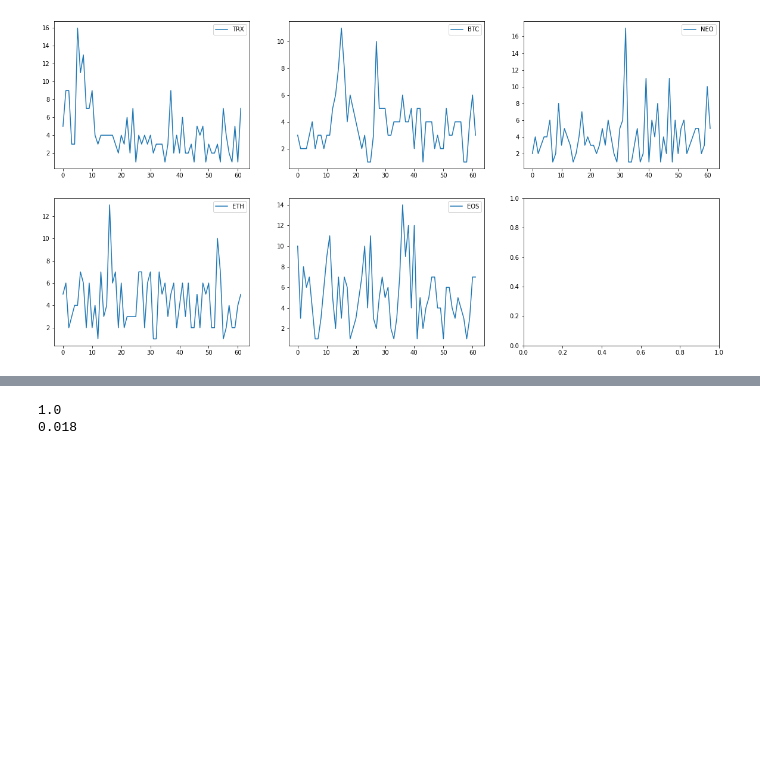
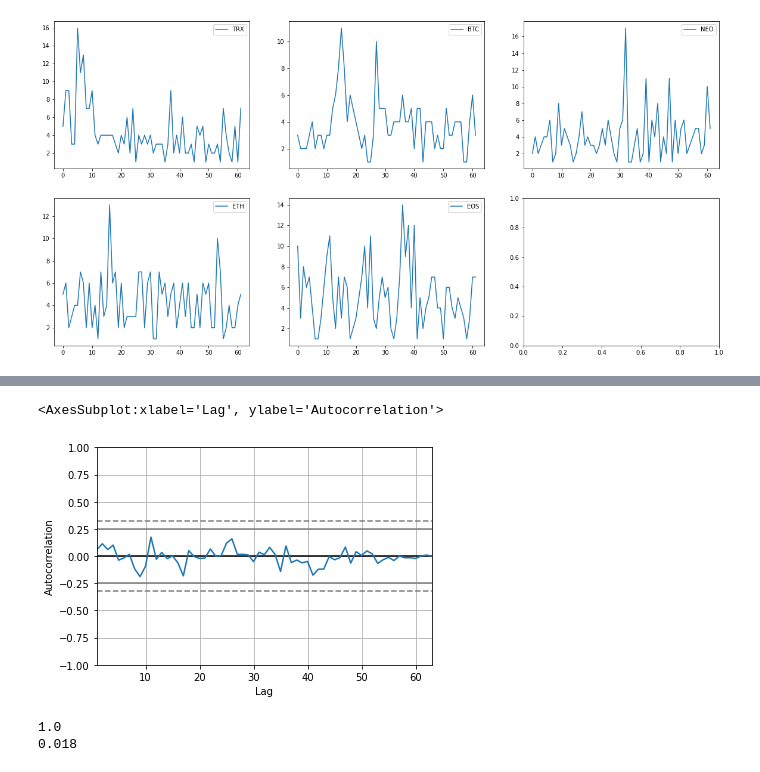
Before and after one commit to codingFerryman/crypto_market_hierarchy_structure, a Jupyter notebook: src/30m_MST_per_day.ipynb, the cells around one changed output, grey strips where cells are left out. Drawn from its saved outputs; the diff is of its cells as text; code cells hidden in the pictures; blank space fills up the shorter version.

```diff
--- a/src/30m_MST_per_day.ipynb
+++ b/src/30m_MST_per_day.ipynb
@@ -287,3 +289,8 @@ plot_coi_d_ts(coi_d_ts2)
+# %%
+pd.plotting.autocorrelation_plot(coi_d_ts1['TRX'])
+# %% [output]
+<AxesSubplot:xlabel='Lag', ylabel='Autocorrelation'>
+[figure, added]
 # %%
 # todo: write a similarity measure of nodes (wrt. attributes), edges and weights (?)
 def jaccard_similarity(g, h):
```
Also changed, not shown: parts of 4 cells of this notebook.
